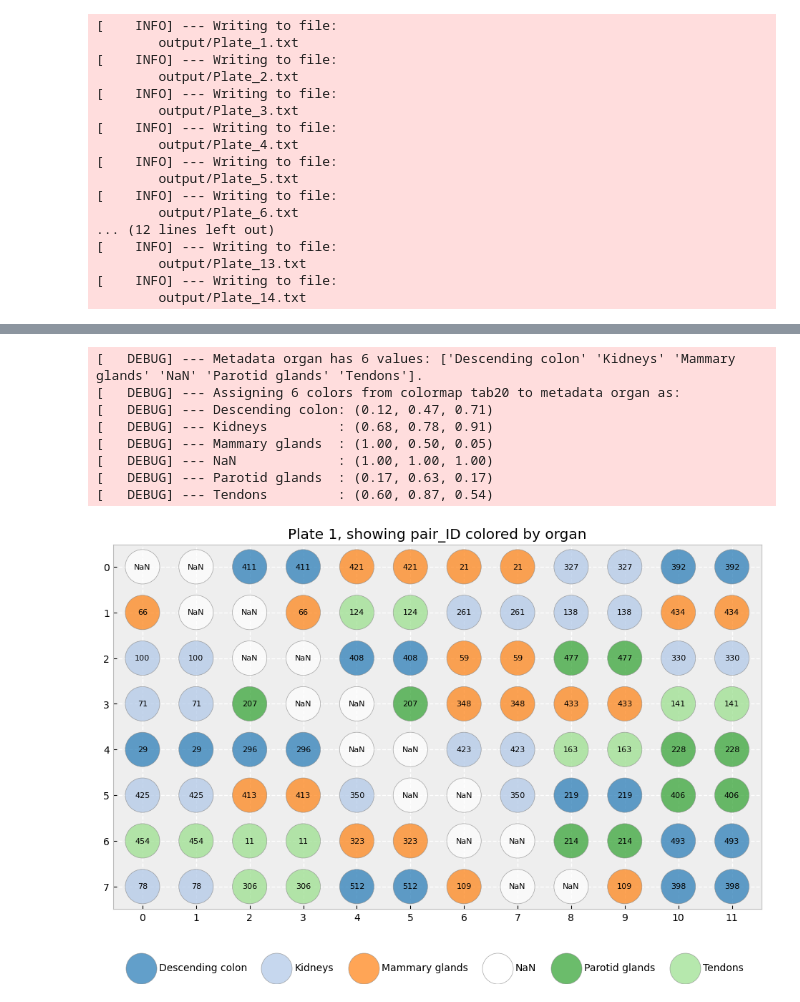
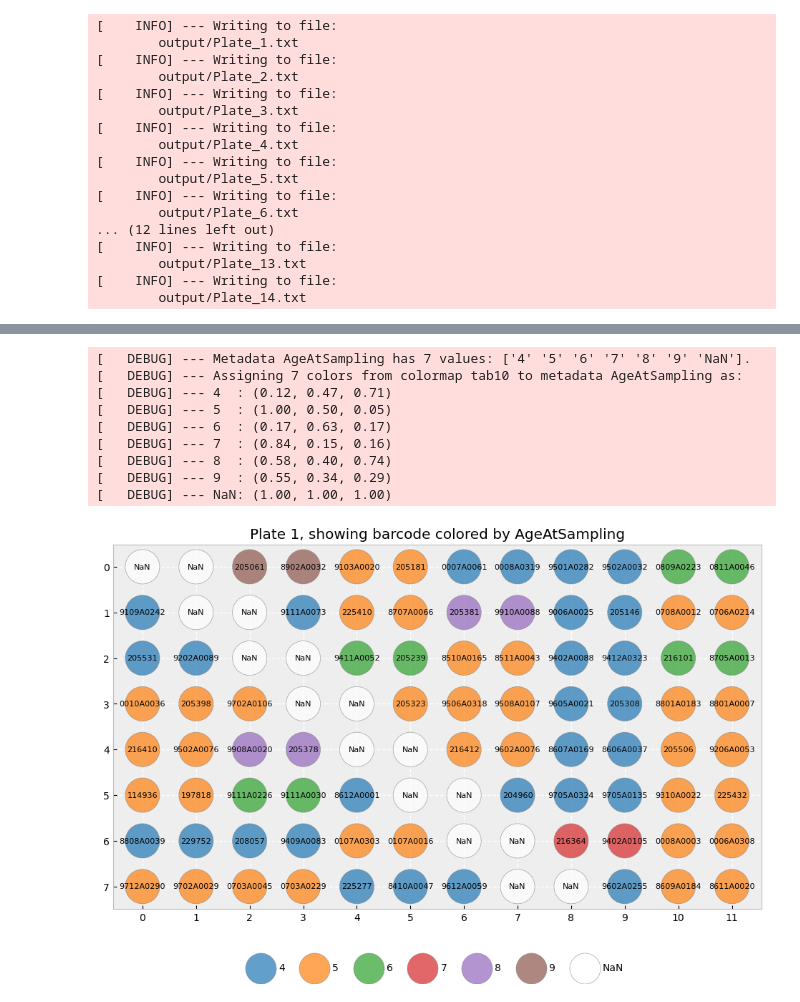
Before and after one commit to ssi-dk/CD-MRG-PlatePlanner, a Jupyter notebook: tutorial_plate_layout_v2.ipynb, the cells around one changed output, grey strips where cells are left out. Cells and saved outputs as stored; diff of their text form; code cells hidden in the pictures.

```diff
--- a/tutorial_plate_layout_v2.ipynb
+++ b/tutorial_plate_layout_v2.ipynb
@@ -361,14 +407,14 @@ plate_1_randomized[3].metadata
-# %%
-
-plate_1_randomized.to_figure(annotation_metadata_key="pair_ID",
-             color_metadata_key="organ",)
-# %% [output]
-[   DEBUG] --- Metadata organ has 6 values: ['Descending colon' 'Kidneys' 'Mammary glands' 'NaN' 'Parotid glands' 'Tendons'].
-[   DEBUG] --- Assigning 6 colors from colormap tab20 to metadata organ as:
-[   DEBUG] --- Descending colon: (0.12, 0.47, 0.71)
-[   DEBUG] --- Kidneys         : (0.68, 0.78, 0.91)
-[   DEBUG] --- Mammary glands  : (1.00, 0.50, 0.05)
-[   DEBUG] --- NaN             : (1.00, 1.00, 1.00)
-[   DEBUG] --- Parotid glands  : (0.17, 0.63, 0.17)
-[   DEBUG] --- Tendons         : (0.60, 0.87, 0.54)
-[figure, removed]
+# %%
+plate_1_randomized.to_figure(annotation_metadata_key="barcode",
+             color_metadata_key="AgeAtSampling",colormap='tab10', legend_n_columns=7)
+# %% [output]
+[   DEBUG] --- Metadata AgeAtSampling has 7 values: ['4' '5' '6' '7' '8' '9' 'NaN'].
+[   DEBUG] --- Assigning 7 colors from colormap tab10 to metadata AgeAtSampling as:
+[   DEBUG] --- 4  : (0.12, 0.47, 0.71)
+[   DEBUG] --- 5  : (1.00, 0.50, 0.05)
+[   DEBUG] --- 6  : (0.17, 0.63, 0.17)
+[   DEBUG] --- 7  : (0.84, 0.15, 0.16)
+[   DEBUG] --- 8  : (0.58, 0.40, 0.74)
+[   DEBUG] --- 9  : (0.55, 0.34, 0.29)
+[   DEBUG] --- NaN: (1.00, 1.00, 1.00)
+[figure, added]
```
Also changed, not shown: parts of 22 cells of this notebook.
